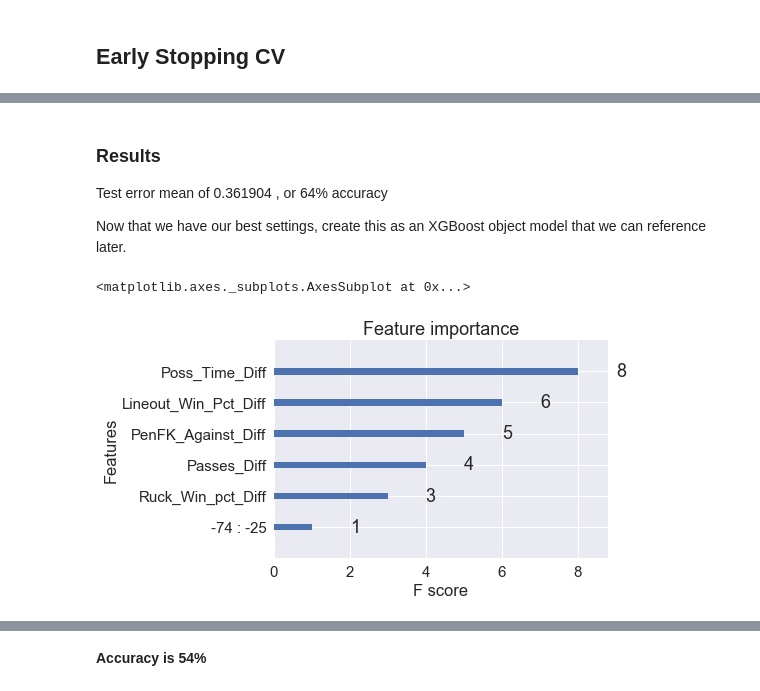
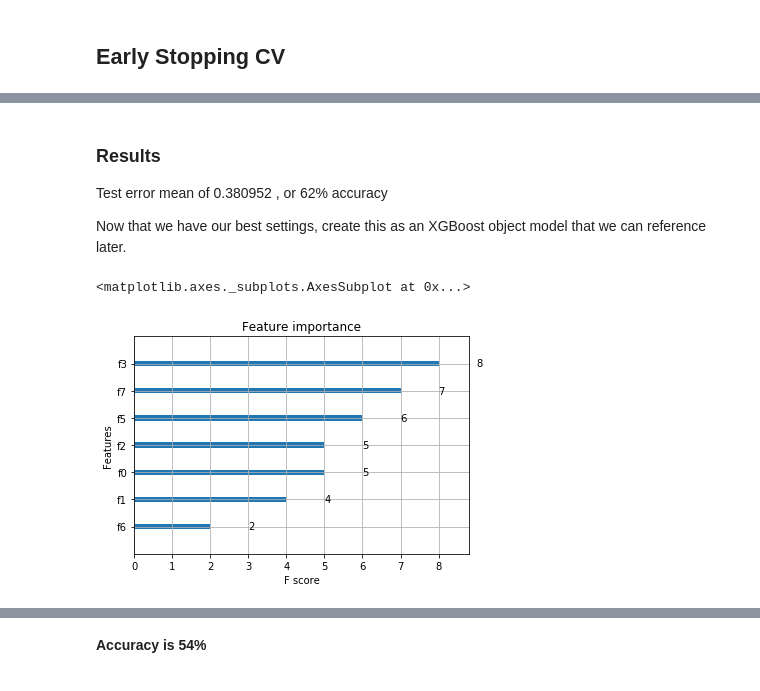
Before and after one commit to chudzikr/Springboard_Capstone1, a Jupyter notebook: code/Model_Eval_XGBoost_gridsearch.ipynb, the cells around one changed output, grey strips where cells are left out. Cells and saved outputs as stored; diff of their text form; code cells hidden in the pictures.

```diff
--- a/code/Model_Eval_XGBoost_gridsearch.ipynb
+++ b/code/Model_Eval_XGBoost_gridsearch.ipynb
@@ -99,0 +96,4 @@ y = rf_data['Result']
+# %%
+from sklearn.preprocessing import StandardScaler
+scaler = StandardScaler()
+X = scaler.fit_transform(X)
@@ -195,7 +220,6 @@ Adjust subsampling along with lowering the learning rate to see if that helps
 # %%
-cv_params = {'learning_rate': [0.1, 0.01], 'subsample': [0.7,0.8,0.9]}
-ind_params = {'n_estimators': 100, 'seed':101, 'colsample_bytree': 0.8,
-             'objective': 'binary:logistic', 'max_depth': 3, 'min_child_weight': 3, 'random_state': 101}
+cv_params = {'learning_rate': [0.1, 0.01], 'subsample': [0.7,0.8,0.9], 'n_estimators': [100, 500, 1000]}
+ind_params = {'seed':101, 'colsample_bytree': 0.8, 'objective': 'binary:logistic', 'max_depth': 3, 'min_child_weight': 1, 'random_state': 101}
 
 
 optimized_GBM = GridSearchCV(xgb.XGBClassifier(**ind_params),
@@ -246,8 +269,8 @@ xgdmat = xgb.DMatrix(X_train, y_train)
 # %% [markdown]
 ## Early Stopping CV
 # %%
-our_params = {'eta': 0.1, 'seed':101, 'subsample': 0.8, 'colsample_bytree': 0.8,
-             'objective': 'binary:logistic', 'max_depth':3, 'min_child_weight':3}
+our_params = {'n_estimators': 100, 'learning_rate': 0.01, 'subsample': 0.9, 'max_depth': 3, 'min_child_weight': 1, 'colsample_bytree': 0.8,
+             'objective': 'binary:logistic'}
 # Grid Search CV optimized settings
 
 cv_xgb = xgb.cv(params = our_params, dtrain = xgdmat, num_boost_round = 3000, nfold = 5,
@@ -265,6 +288,6 @@ cv_xgb.tail(5)
 # %% [markdown]
 ### Results
-Test error mean of 0.361904	, or 64% accuracy
+Test error mean of 0.380952	, or 62% accuracy
 
 Now that we have our best settings, create this as an XGBoost object model that we can reference later.
 # %%
@@ -275,9 +297,9 @@ final_gb = xgb.train(our_params, xgdmat, num_boost_round = 8)
 # %%
 # Plot feature importances
 %matplotlib inline
-sns.set(font_scale = 1.5)
+#sns.set(font_scale = 1.5)
 # %%
-xgb.plot_importance(final_gb)
+xgb.plot_importance(final_gb, importance_type='weight')
 # %% [output]
 <matplotlib.axes._subplots.AxesSubplot at 0x...>
-[figure, old version]
+[figure, new version]
```
Also changed, not shown: parts of 27 cells of this notebook, 24 other files.
